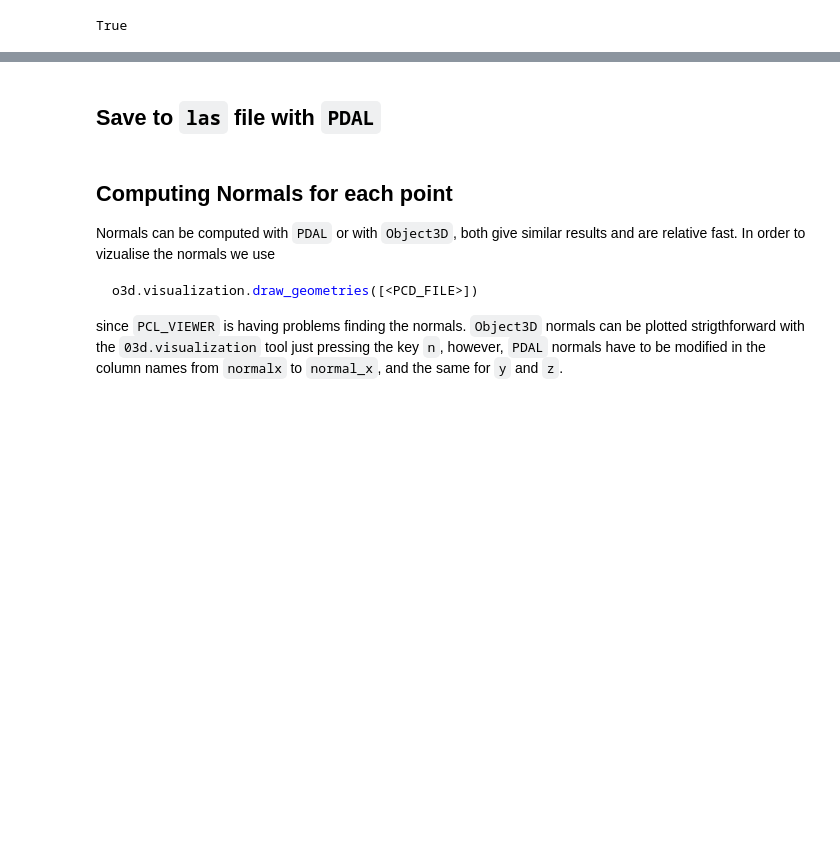
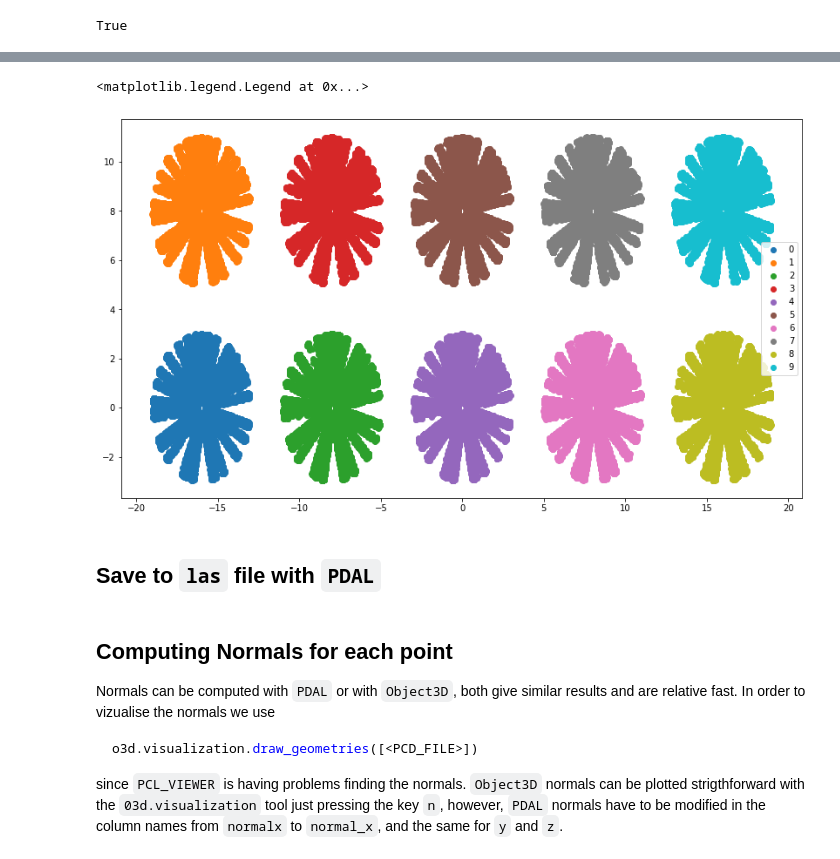
Before and after one commit to junqi108/planttech, a Jupyter notebook: nb/read_scans_velodyne_v2.ipynb, the cells around one changed output, grey strips where cells are left out. Cells and saved outputs as stored; diff of their text form; code cells hidden in the pictures; blank space fills up the shorter version.

```diff
--- a/nb/read_scans_velodyne_v2.ipynb
+++ b/nb/read_scans_velodyne_v2.ipynb
@@ -121,3 +146,31 @@ Available dimensions: x y z
+# %%
+#
+plt.figure(figsize=(14, 8))
+
+x = np.linspace(-16, 16, 5)
+y = np.array([0, 8])
+
+trees = {}
+num = 0
+
+for i in x:
+    for j in y:
+
+        keep = np.ones(len(scan['x']), dtype=bool)
+        keep &= (scan['x'] < i+4) & (scan['x'] > i-4)
+        keep &= (scan['y'] < j+4) & (scan['y'] > j-4)
+
+        plt.scatter(scan['x'][leaves & keep], scan['y'][leaves & keep], label=num)
+
+        np.save('../data/mock_vel2/toy_trees/tree_%s' %(str(num)), scan[leaves & keep])
+        np.save('../data/mock_vel2/toy_trees/tree_%s' %(str(num)), scan[leaves & keep])
+
+        num += 1
+
+plt.legend()
+# %% [output]
+<matplotlib.legend.Legend at 0x...>
+[figure, added]
 # %% [markdown]
 ## Save to `las` file with `PDAL`
 # %%
```
Also changed, not shown: parts of 34 cells of this notebook, 2 other files.
